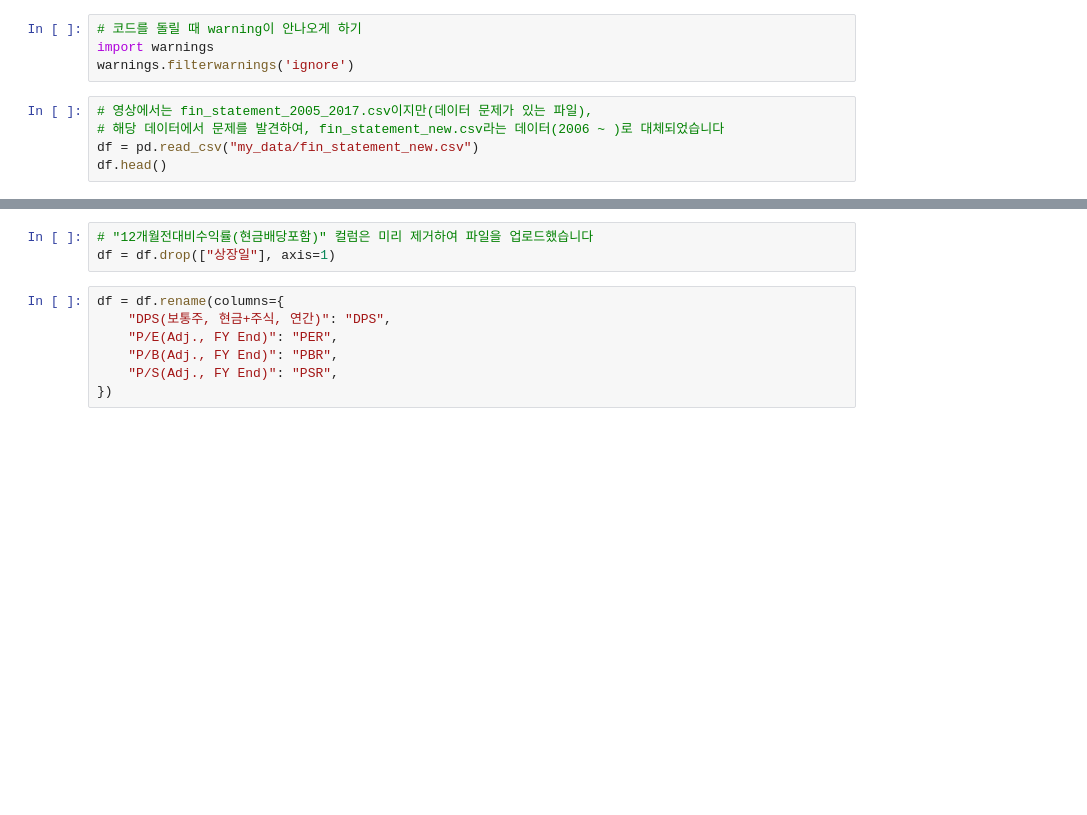
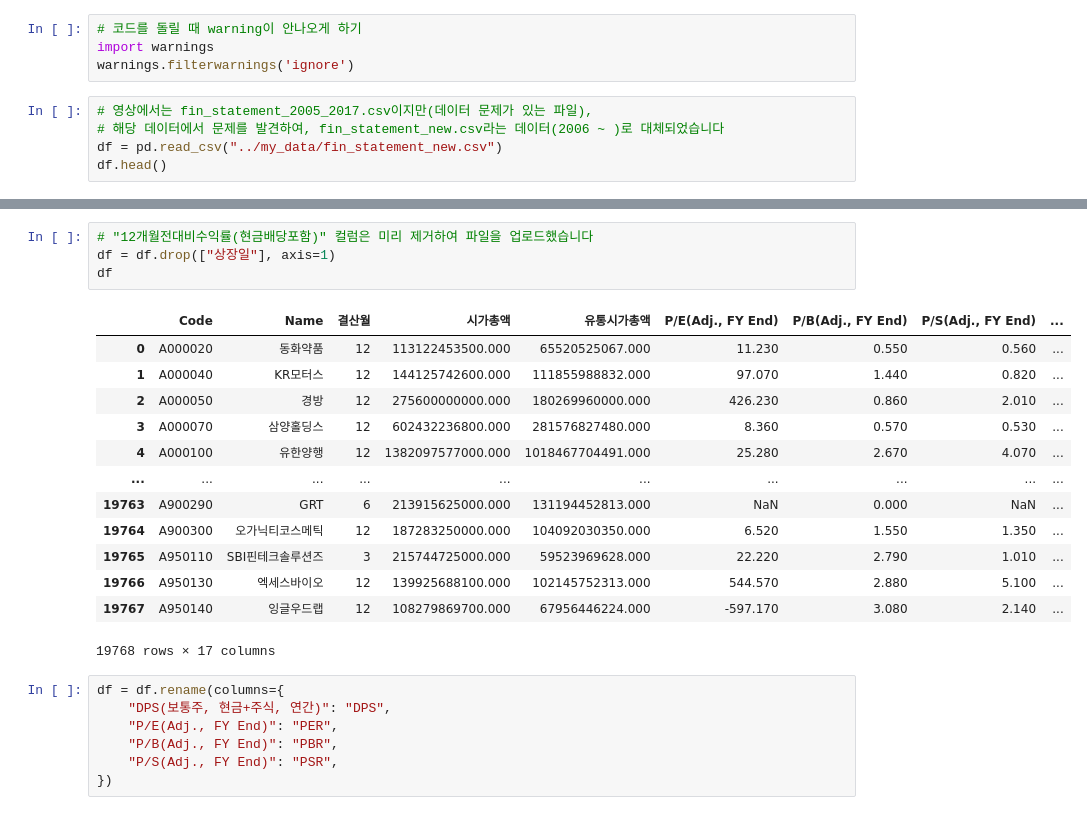
Before and after one commit to muzzaiwork/interview, a Jupyter notebook: 미래에셋자산운용/sample_project/jupyter/lec1_6_project_ForOnlineLecture.ipynb, the cells around one changed output, grey strips where cells are left out. Drawn from its saved outputs; the diff is of its cells as text; blank space fills up the shorter version.

```diff
--- a/미래에셋자산운용/sample_project/jupyter/lec1_6_project_ForOnlineLecture.ipynb
+++ b/미래에셋자산운용/sample_project/jupyter/lec1_6_project_ForOnlineLecture.ipynb
@@ -19,5 +19,5 @@ warnings.filterwarnings('ignore')
 # %%
 # 영상에서는 fin_statement_2005_2017.csv이지만(데이터 문제가 있는 파일),
 # 해당 데이터에서 문제를 발견하여, fin_statement_new.csv라는 데이터(2006 ~ )로 대체되었습니다
-df = pd.read_csv("my_data/fin_statement_new.csv")
+df = pd.read_csv("../my_data/fin_statement_new.csv")
 df.head()
@@ -24,6 +31,21 @@ df.head()
 # %%
 # "12개월전대비수익률(현금배당포함)" 컬럼은 미리 제거하여 파일을 업로드했습니다
 df = df.drop(["상장일"], axis=1)
+df
+# %% [output]
+|  | Code | Name | 결산월 | 시가총액 | 유통시가총액 | P/E(Adj., FY End) | P/B(Adj., FY End) | P/S(Adj., FY End) | ... |
+| 0 | A000020 | 동화약품 | 12 | 113122453500.000 | 65520525067.000 | 11.230 | 0.550 | 0.560 | ... |
+| 1 | A000040 | KR모터스 | 12 | 144125742600.000 | 111855988832.000 | 97.070 | 1.440 | 0.820 | ... |
+| 2 | A000050 | 경방 | 12 | 275600000000.000 | 180269960000.000 | 426.230 | 0.860 | 2.010 | ... |
+| 3 | A000070 | 삼양홀딩스 | 12 | 602432236800.000 | 281576827480.000 | 8.360 | 0.570 | 0.530 | ... |
+| 4 | A000100 | 유한양행 | 12 | 1382097577000.000 | 1018467704491.000 | 25.280 | 2.670 | 4.070 | ... |
+| ... | ... | ... | ... | ... | ... | ... | ... | ... | ... |
+| 19763 | A900290 | GRT | 6 | 213915625000.000 | 131194452813.000 | NaN | 0.000 | NaN | ... |
+| 19764 | A900300 | 오가닉티코스메틱 | 12 | 187283250000.000 | 104092030350.000 | 6.520 | 1.550 | 1.350 | ... |
+| 19765 | A950110 | SBI핀테크솔루션즈 | 3 | 215744725000.000 | 59523969628.000 | 22.220 | 2.790 | 1.010 | ... |
+| 19766 | A950130 | 엑세스바이오 | 12 | 139925688100.000 | 102145752313.000 | 544.570 | 2.880 | 5.100 | ... |
+| 19767 | A950140 | 잉글우드랩 | 12 | 108279869700.000 | 67956446224.000 | -597.170 | 3.080 | 2.140 | ... |
+19768 rows × 17 columns
 # %%
 df = df.rename(columns={
     "DPS(보통주, 현금+주식, 연간)": "DPS",
```
Also changed, not shown: parts of 32 cells of this notebook, 12 other files.
